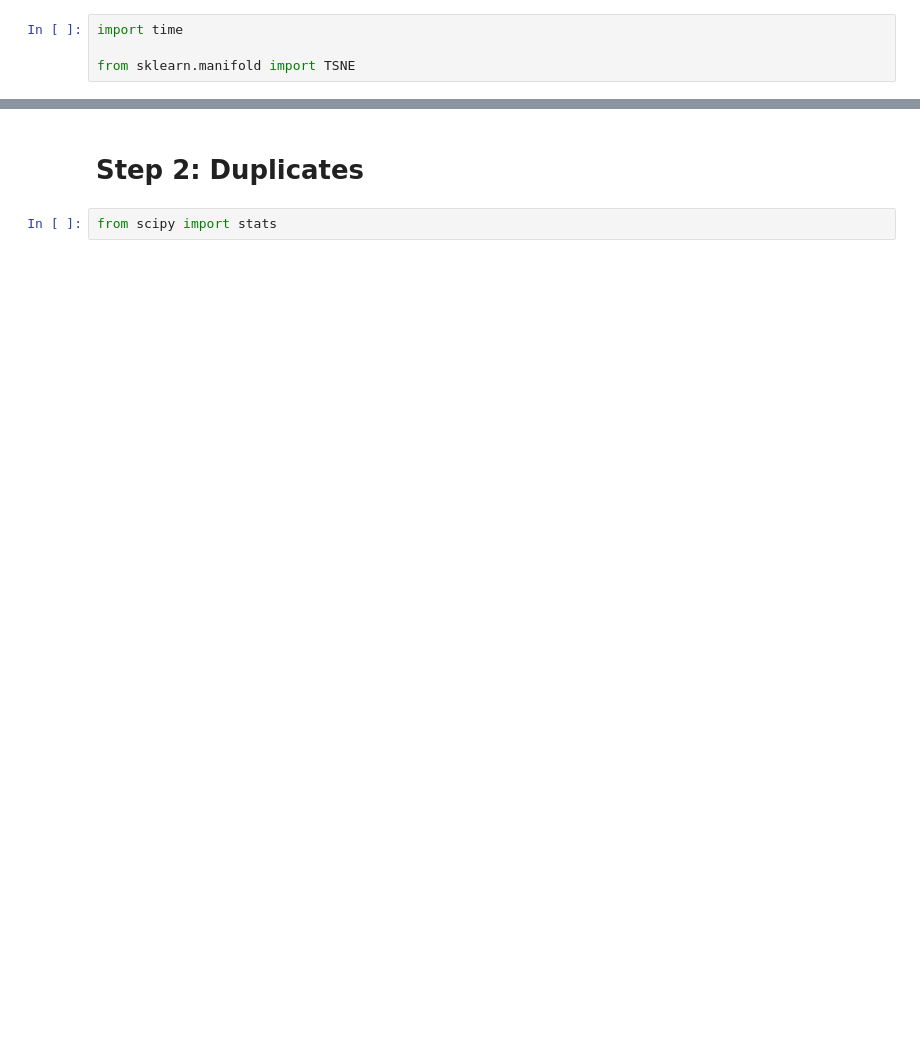
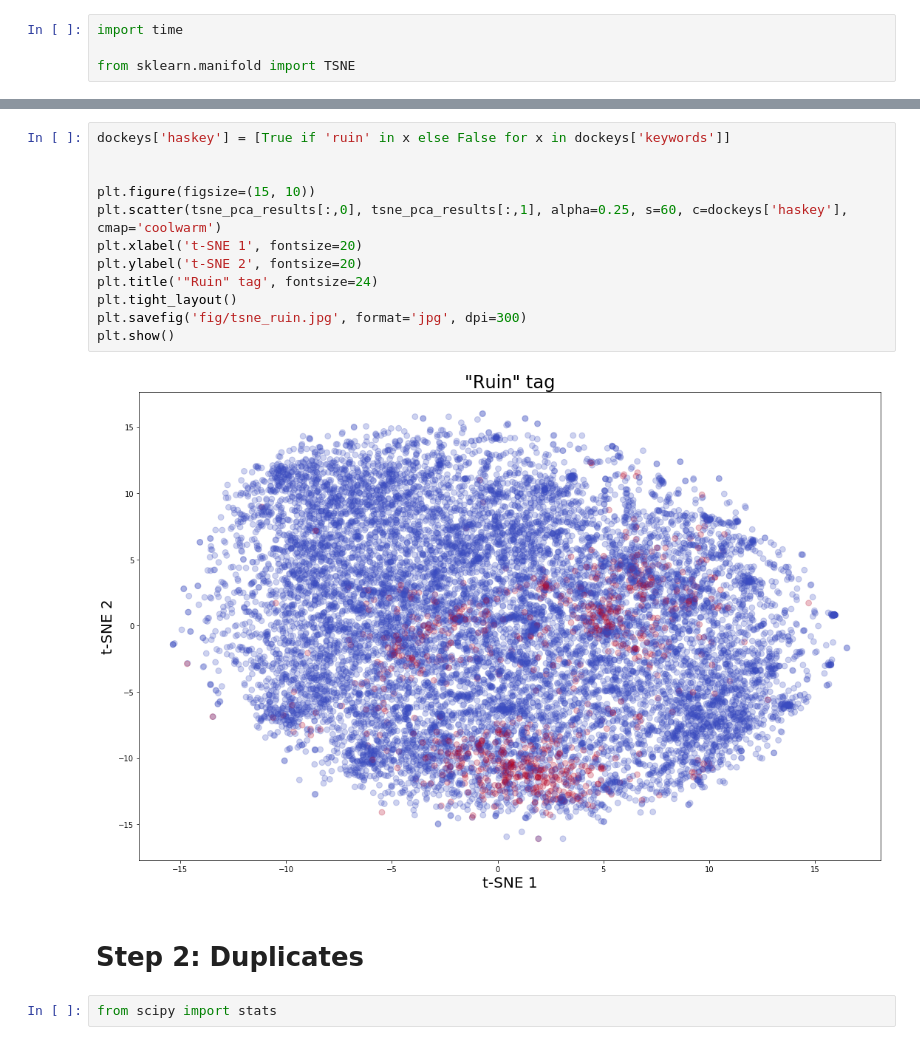
Before and after one commit to rmaia/eccentrip, a Jupyter notebook: doc2vec_validation.ipynb, the cells around one changed output, grey strips where cells are left out. Saved outputs shown, nothing was run; the diff lists cells and outputs as text; blank space fills up the shorter version.

```diff
--- a/doc2vec_validation.ipynb
+++ b/doc2vec_validation.ipynb
@@ -95,3 +142,17 @@ plt.show()
+# %%
+dockeys['haskey'] = [True if 'ruin' in x else False for x in dockeys['keywords']]
+
+
+plt.figure(figsize=(15, 10))
+plt.scatter(tsne_pca_results[:,0], tsne_pca_results[:,1], alpha=0.25, s=60, c=dockeys['haskey'], cmap='coolwarm')
+plt.xlabel('t-SNE 1', fontsize=20)
+plt.ylabel('t-SNE 2', fontsize=20)
+plt.title('"Ruin" tag', fontsize=24)
+plt.tight_layout()
+plt.savefig('fig/tsne_ruin.jpg', format='jpg', dpi=300)
+plt.show()
+# %% [output]
+[figure, added]
 # %% [markdown]
 # Step 2: Duplicates
 # %%
```
Also changed, not shown: parts of 11 cells of this notebook, 10 other files.
